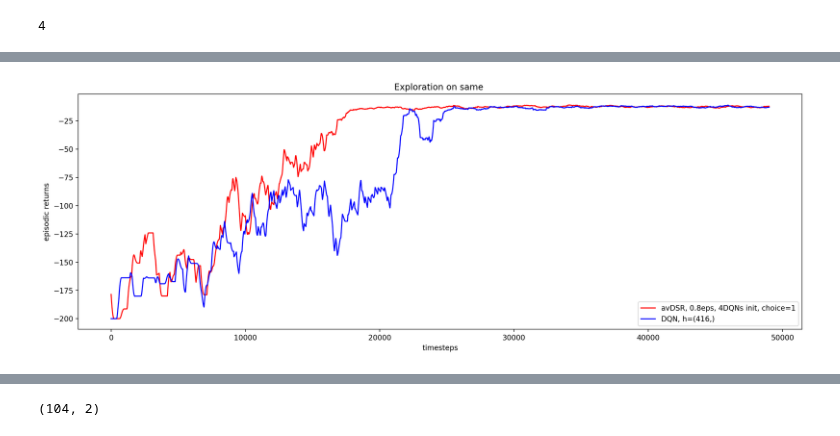
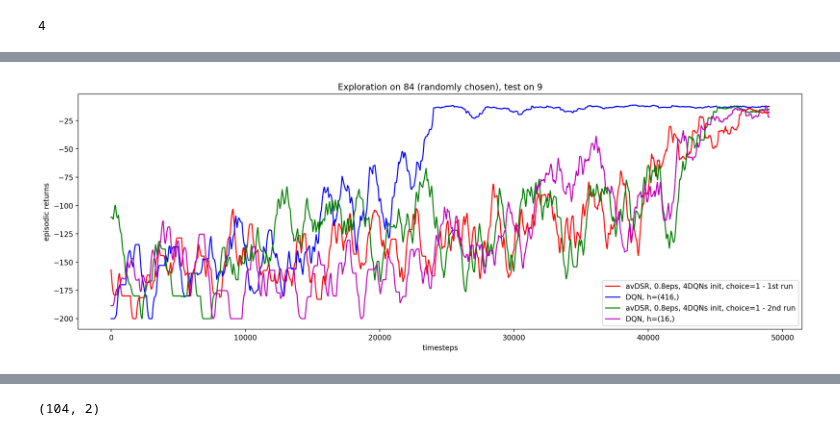
Before and after one commit to psurya1994/successor-feature-representations, a Jupyter notebook: 3-fourrooms-avDSR-learnSR-on-different-terminal-state.ipynb, the cells around one changed output, grey strips where cells are left out. Drawn from its saved outputs; the diff is of its cells as text; code cells hidden in the pictures.

Commit message:
Results on exploration on 84 state and testing on 9 state.

```diff
--- a/3-fourrooms-avDSR-learnSR-on-different-terminal-state.ipynb
+++ b/3-fourrooms-avDSR-learnSR-on-different-terminal-state.ipynb
@@ -21,7 +21,7 @@ def dqn_feature(**kwargs):
     config.eval_env = config.task_fn()
 
     config.optimizer_fn = lambda params: torch.optim.RMSprop(params, 0.001)
-    config.network_fn = lambda: VanillaNet(config.action_dim, FCBody(config.state_dim, hidden_units=(416,)))
+    config.network_fn = lambda: VanillaNet(config.action_dim, FCBody(config.state_dim, hidden_units=(16,)))
     # config.network_fn = lambda: DuelingNet(config.action_dim, FCBody(config.state_dim))
     # config.replay_fn = lambda: Replay(memory_size=int(1e4), batch_size=10)
     config.replay_fn = lambda: AsyncReplay(memory_size=int(1e4), batch_size=10)
@@ -134,5 +134,8 @@ center_agents = []
 for i in room_centers:
     center_agents.append(agents[i])
 # %%
-avdsr = avdsr_feature(game='FourRooms-Goal-9', agents=center_agents, choice=1)
+termState = np.random.randint(104)
+game = 'FourRooms-Goal-' + str(termState)
+print(game)
+avdsr = avdsr_feature(game=game, agents=center_agents, choice=1)
 # %% [output]
@@ -277,9 +282,7 @@ def dqn_feature(**kwargs):
         agent.switch_task()
     return agent
 # %%
-# r_dsr_init_dqns_4rooms_c0 = runNAgents(dsr_feature_init, runs=5, freeze=2, ref=avdsr)
-r_dsr_init_dqns = runNAgents(dsr_feature_init, runs=1, freeze=2, ref=avdsr)
-r_dsr_init_rand = runNAgents(dsr_feature_init, runs=1, freeze=2, ref=avdsr)
-# r_dsr_init_ood_c0 = runNAgents(dsr_feature_init, runs=1, freeze=2, ref=avdsr)
-r_dqn_base = runNAgents(dqn_feature, runs=1)
+# r_dsr_init_dqns = runNAgents(dsr_feature_init, runs=1, freeze=2, ref=avdsr)
+# r_dsr_init_rand = runNAgents(dsr_feature_init, runs=1, freeze=2, ref=avdsr)
+r_dqn_base2 = runNAgents(dqn_feature, runs=1)
 # %% [output]
@@ -345,11 +326,13 @@ def plot_rewards(rewards, plot_seperate=True , clip=50000, title='unnamed'):
 # %%
 rewards_dict = {\
 #                 'avDSR, 0.8eps, 1choice (4 DQNs init)':r_dsr_init_dqns_4rooms_c1,
 #                 'avDSR, 0.8eps, 0choice (4 DQNs init)':r_dsr_init_dqns_4rooms_c0,
 #                 'OOD: avDSR, 0.8eps, 0choice (3DQNs init)': r_dsr_init_ood_c0,
-                'avDSR, 0.8eps, 4DQNs init, choice=1':r_dsr_init_rand,
-                'DQN, h=(416,)': r_dqn_base}
+                'avDSR, 0.8eps, 4DQNs init, choice=1 - 1st run':r_dsr_init_rand,
+                'DQN, h=(416,)': r_dqn_base,
+                'avDSR, 0.8eps, 4DQNs init, choice=1 - 2nd run':r_dsr_init_dqns,
+               'DQN, h=(16,)': r_dqn_base2}
 # plot_rewards(rewards_dict, plot_seperate=True)
-plot_rewards(rewards_dict, plot_seperate=False, title='Exploration on same ')
+plot_rewards(rewards_dict, plot_seperate=False, title='Exploration on 84 (randomly chosen), test on 9')
 # %% [output]
-[figure, old version]
+[figure, new version]
```
Also changed, not shown: parts of 5 cells of this notebook.
